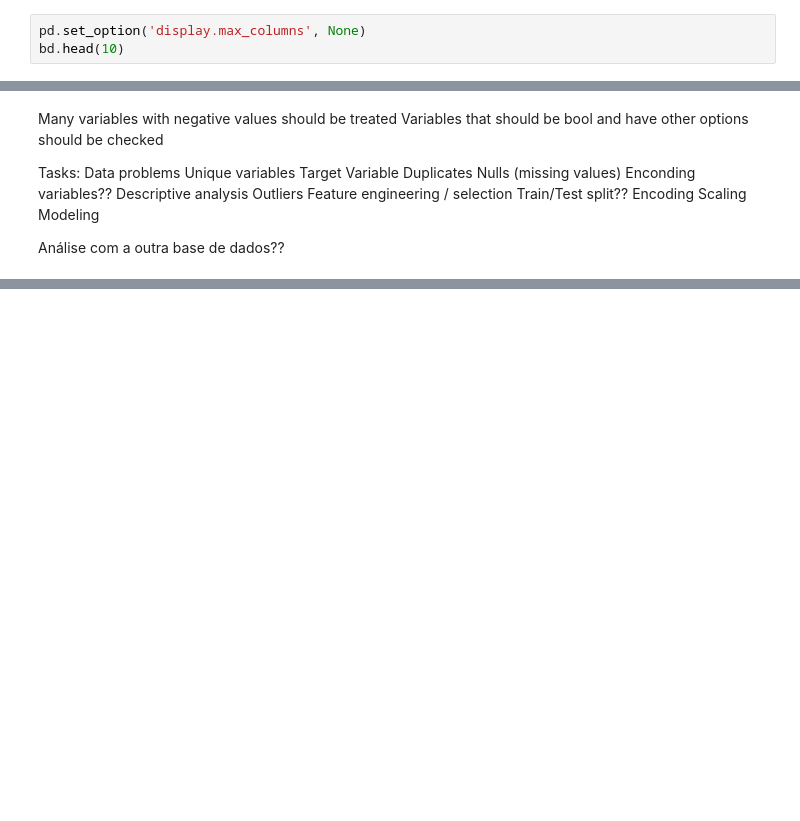
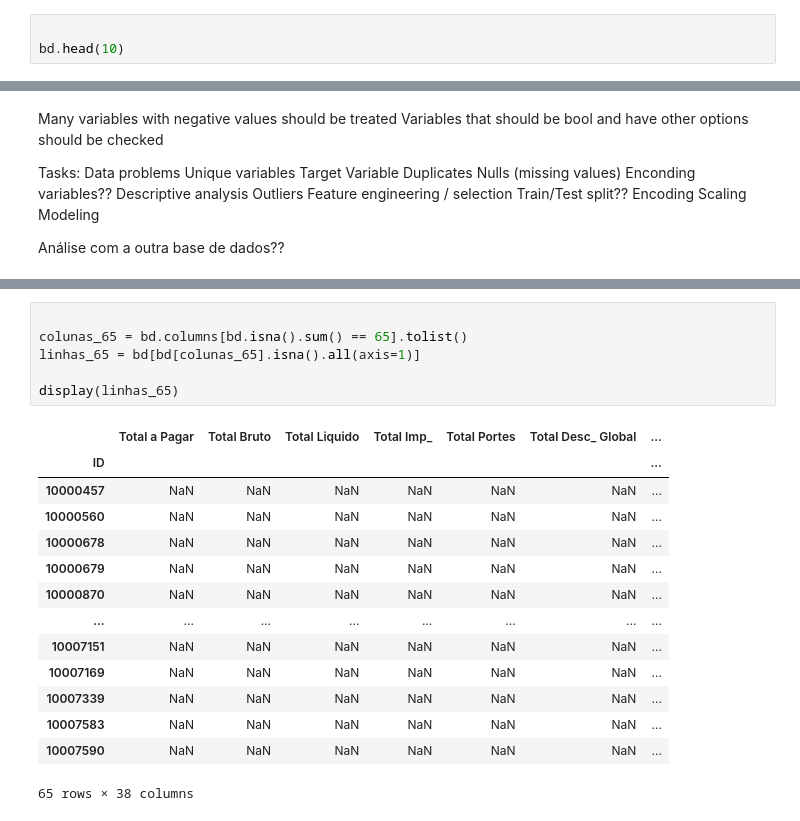
Before and after one commit to jxbarbosax/Machine-Learning, a Jupyter notebook: Data_Exploration.ipynb, the cells around one changed output, grey strips where cells are left out. Saved outputs shown, nothing was run; the diff lists cells and outputs as text; blank space fills up the shorter version.

```diff
--- a/Data_Exploration.ipynb
+++ b/Data_Exploration.ipynb
@@ -15,7 +15,7 @@ clientes = pd.read_csv("data/clientes.csv", index_col="customer_id",
 bd = pd.read_csv("data/train.csv", index_col="ID",
                        float_precision="round_trip")
 # %%
-pd.set_option('display.max_columns', None)
+
 bd.head(10)
 # %% [output]
 |  | Total a Pagar | Total Bruto | Total Liquido | Total Imp_ | Total Portes | Total Desc_ Global | ... |
@@ -115,0 +164,21 @@ dtype: int64
+# %%
+
+colunas_65 = bd.columns[bd.isna().sum() == 65].tolist()
+linhas_65 = bd[bd[colunas_65].isna().all(axis=1)]
+
+display(linhas_65)
+# %% [output]
+|  | Total a Pagar | Total Bruto | Total Liquido | Total Imp_ | Total Portes | Total Desc_ Global | ... |
+| ID |  |  |  |  |  |  | ... |
+| 10000457 | NaN | NaN | NaN | NaN | NaN | NaN | ... |
+| 10000560 | NaN | NaN | NaN | NaN | NaN | NaN | ... |
+| 10000678 | NaN | NaN | NaN | NaN | NaN | NaN | ... |
+| 10000679 | NaN | NaN | NaN | NaN | NaN | NaN | ... |
+| 10000870 | NaN | NaN | NaN | NaN | NaN | NaN | ... |
+| ... | ... | ... | ... | ... | ... | ... | ... |
+| 10007151 | NaN | NaN | NaN | NaN | NaN | NaN | ... |
+| 10007169 | NaN | NaN | NaN | NaN | NaN | NaN | ... |
+| 10007339 | NaN | NaN | NaN | NaN | NaN | NaN | ... |
+| 10007583 | NaN | NaN | NaN | NaN | NaN | NaN | ... |
+| 10007590 | NaN | NaN | NaN | NaN | NaN | NaN | ... |
+65 rows × 38 columns
```
Also changed, not shown: parts of 10 cells of this notebook.
